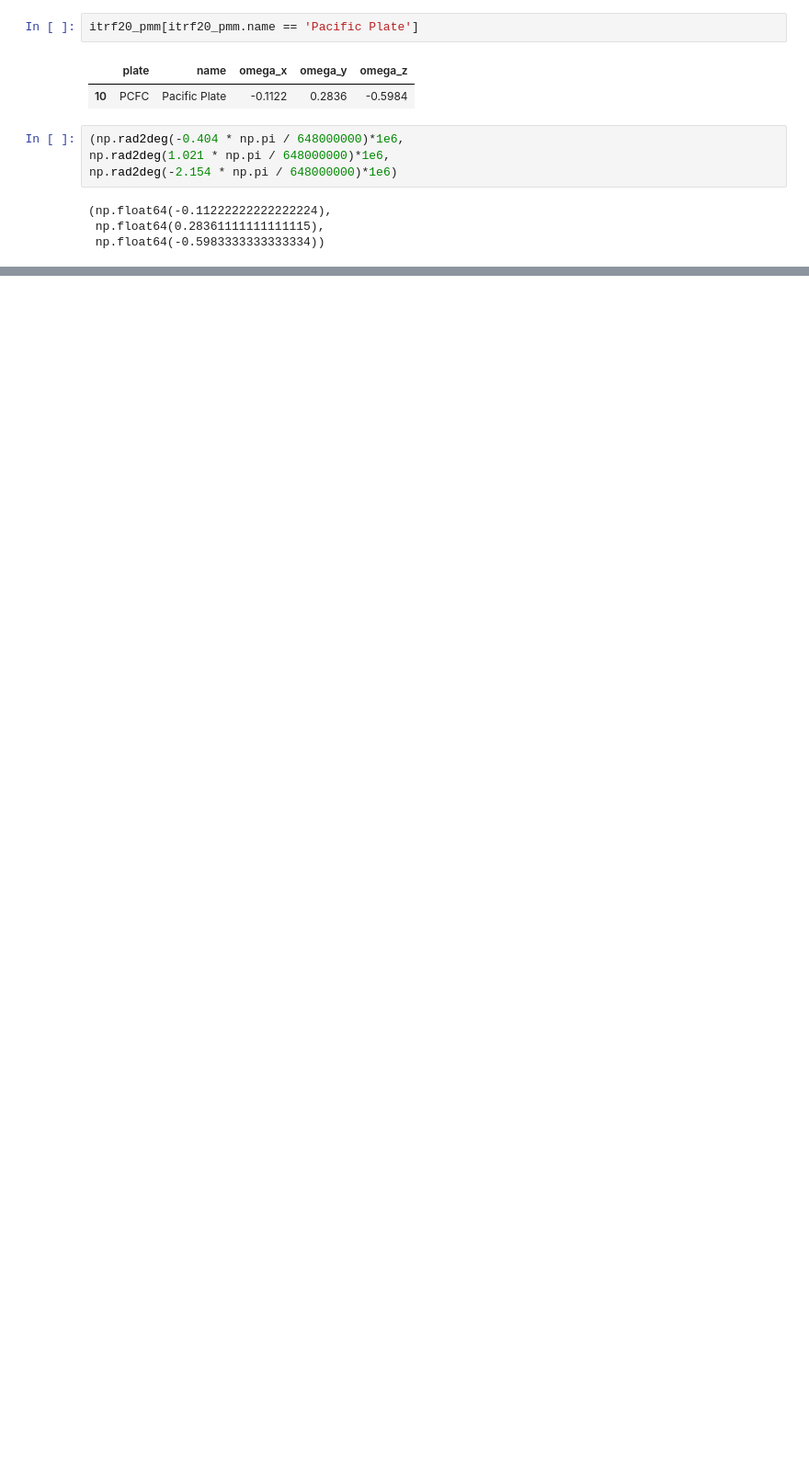
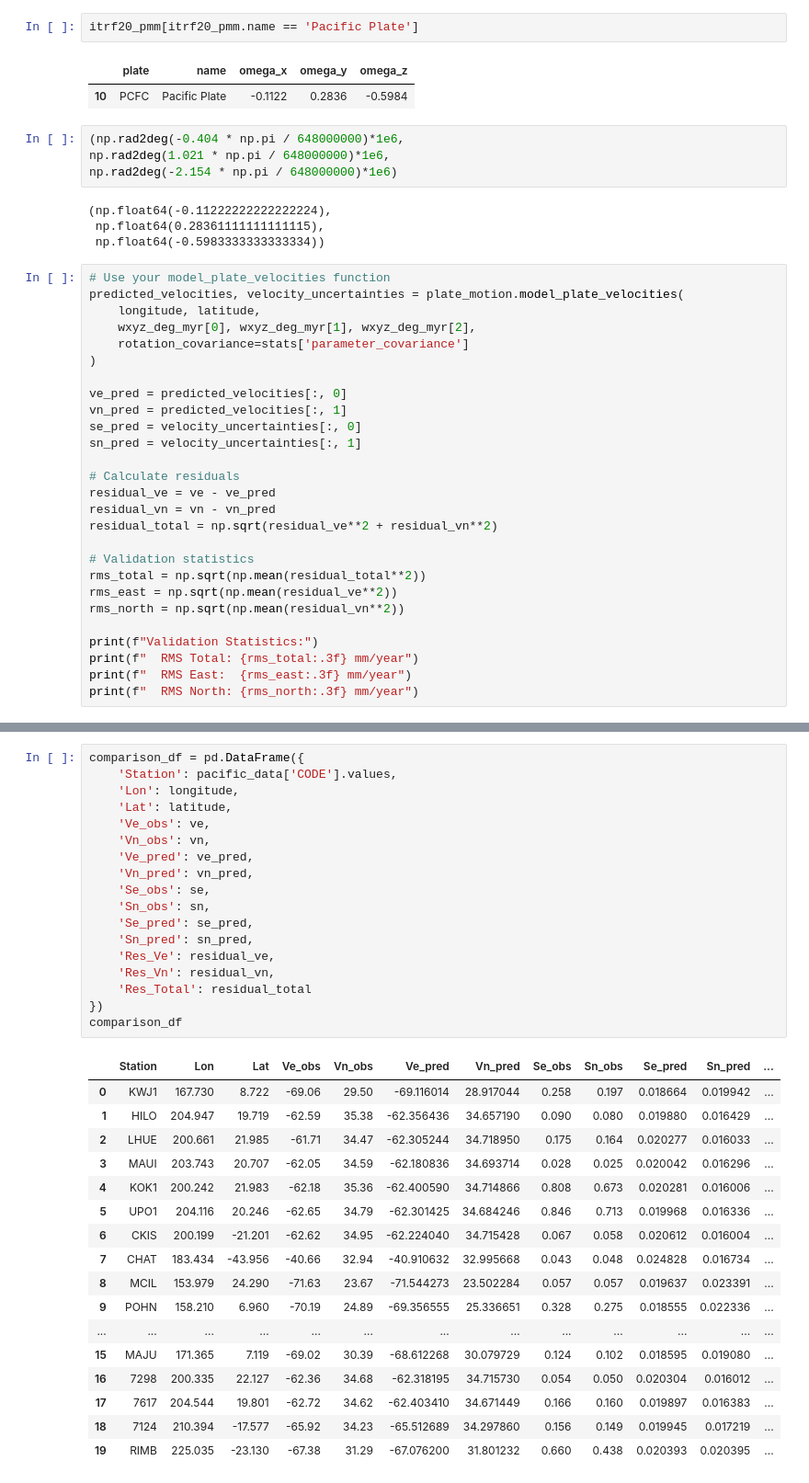
Before and after one commit to opera-adt/Venti, a Jupyter notebook: notebooks/models/plate_motion.ipynb, the cells around one changed output, grey strips where cells are left out. Shown at 92% size. Drawn from its saved outputs; the diff is of its cells as text; blank space fills up the shorter version.

```diff
--- a/notebooks/models/plate_motion.ipynb
+++ b/notebooks/models/plate_motion.ipynb
@@ -236,3 +272,30 @@ np.rad2deg(-2.154 * np.pi / 648000000)*1e6)
 (np.float64(-0.11222222222222224),
  np.float64(0.28361111111111115),
  np.float64(-0.5983333333333334))
+# %%
+# Use your model_plate_velocities function
+predicted_velocities, velocity_uncertainties = plate_motion.model_plate_velocities(
+    longitude, latitude,
+    wxyz_deg_myr[0], wxyz_deg_myr[1], wxyz_deg_myr[2],
+    rotation_covariance=stats['parameter_covariance']
+)
+
+ve_pred = predicted_velocities[:, 0]
+vn_pred = predicted_velocities[:, 1]
+se_pred = velocity_uncertainties[:, 0]
+sn_pred = velocity_uncertainties[:, 1]
+
+# Calculate residuals
+residual_ve = ve - ve_pred
+residual_vn = vn - vn_pred
+residual_total = np.sqrt(residual_ve**2 + residual_vn**2)
+
+# Validation statistics
+rms_total = np.sqrt(np.mean(residual_total**2))
+rms_east = np.sqrt(np.mean(residual_ve**2))
+rms_north = np.sqrt(np.mean(residual_vn**2))
+
+print(f"Validation Statistics:")
+print(f"  RMS Total: {rms_total:.3f} mm/year")
+print(f"  RMS East:  {rms_east:.3f} mm/year")
+print(f"  RMS North: {rms_north:.3f} mm/year")
@@ -238,0 +307,36 @@ np.rad2deg(-2.154 * np.pi / 648000000)*1e6)
+# %%
+comparison_df = pd.DataFrame({
+    'Station': pacific_data['CODE'].values,
+    'Lon': longitude,
+    'Lat': latitude,
+    'Ve_obs': ve,
+    'Vn_obs': vn,
+    'Ve_pred': ve_pred,
+    'Vn_pred': vn_pred,
+    'Se_obs': se,
+    'Sn_obs': sn,
+    'Se_pred': se_pred,
+    'Sn_pred': sn_pred,
+    'Res_Ve': residual_ve,
+    'Res_Vn': residual_vn,
+    'Res_Total': residual_total
+})
+comparison_df
+# %% [output]
+|  | Station | Lon | Lat | Ve_obs | Vn_obs | Ve_pred | Vn_pred | Se_obs | Sn_obs | Se_pred | Sn_pred | ... |
+| 0 | KWJ1 | 167.730 | 8.722 | -69.06 | 29.50 | -69.116014 | 28.917044 | 0.258 | 0.197 | 0.018664 | 0.019942 | ... |
+| 1 | HILO | 204.947 | 19.719 | -62.59 | 35.38 | -62.356436 | 34.657190 | 0.090 | 0.080 | 0.019880 | 0.016429 | ... |
+| 2 | LHUE | 200.661 | 21.985 | -61.71 | 34.47 | -62.305244 | 34.718950 | 0.175 | 0.164 | 0.020277 | 0.016033 | ... |
+| 3 | MAUI | 203.743 | 20.707 | -62.05 | 34.59 | -62.180836 | 34.693714 | 0.028 | 0.025 | 0.020042 | 0.016296 | ... |
+| 4 | KOK1 | 200.242 | 21.983 | -62.18 | 35.36 | -62.400590 | 34.714866 | 0.808 | 0.673 | 0.020281 | 0.016006 | ... |
+| 5 | UPO1 | 204.116 | 20.246 | -62.65 | 34.79 | -62.301425 | 34.684246 | 0.846 | 0.713 | 0.019968 | 0.016336 | ... |
+| 6 | CKIS | 200.199 | -21.201 | -62.62 | 34.95 | -62.224040 | 34.715428 | 0.067 | 0.058 | 0.020612 | 0.016004 | ... |
+| 7 | CHAT | 183.434 | -43.956 | -40.66 | 32.94 | -40.910632 | 32.995668 | 0.043 | 0.048 | 0.024828 | 0.016734 | ... |
+| 8 | MCIL | 153.979 | 24.290 | -71.63 | 23.67 | -71.544273 | 23.502284 | 0.057 | 0.057 | 0.019637 | 0.023391 | ... |
+| 9 | POHN | 158.210 | 6.960 | -70.19 | 24.89 | -69.356555 | 25.336651 | 0.328 | 0.275 | 0.018555 | 0.022336 | ... |
+| ... | ... | ... | ... | ... | ... | ... | ... | ... | ... | ... | ... | ... |
+| 15 | MAJU | 171.365 | 7.119 | -69.02 | 30.39 | -68.612268 | 30.079729 | 0.124 | 0.102 | 0.018595 | 0.019080 | ... |
+| 16 | 7298 | 200.335 | 22.127 | -62.36 | 34.68 | -62.318195 | 34.715730 | 0.054 | 0.050 | 0.020304 | 0.016012 | ... |
+| 17 | 7617 | 204.544 | 19.801 | -62.72 | 34.62 | -62.403410 | 34.671449 | 0.166 | 0.160 | 0.019897 | 0.016383 | ... |
+| 18 | 7124 | 210.394 | -17.577 | -65.92 | 34.23 | -65.512689 | 34.297860 | 0.156 | 0.149 | 0.019945 | 0.017219 | ... |
+| 19 | RIMB | 225.035 | -23.130 | -67.38 | 31.29 | -67.076200 | 31.801232 | 0.660 | 0.438 | 0.020393 | 0.020395 | ... |
```
Also changed, not shown: parts of 7 cells of this notebook, 16 other files.
